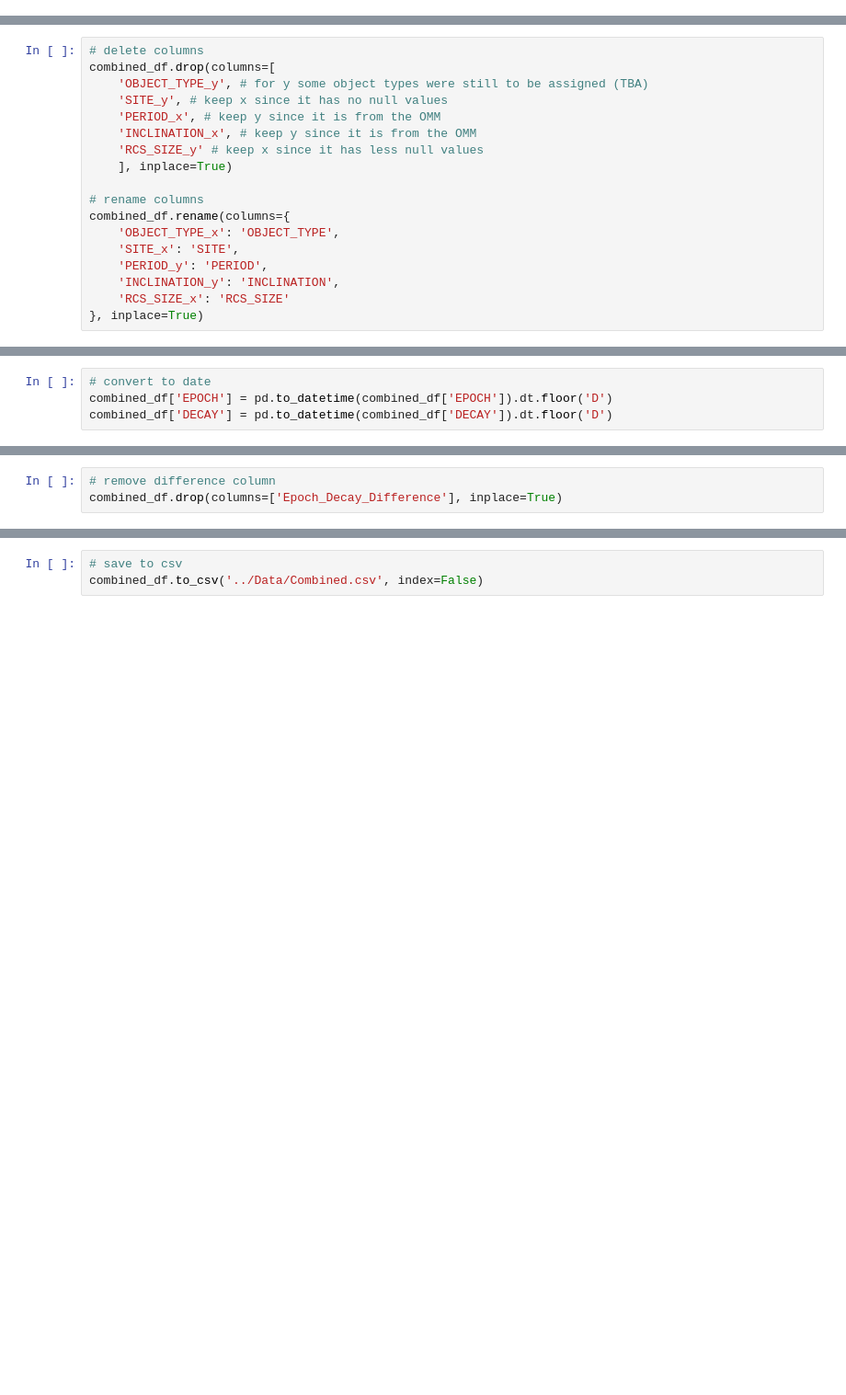
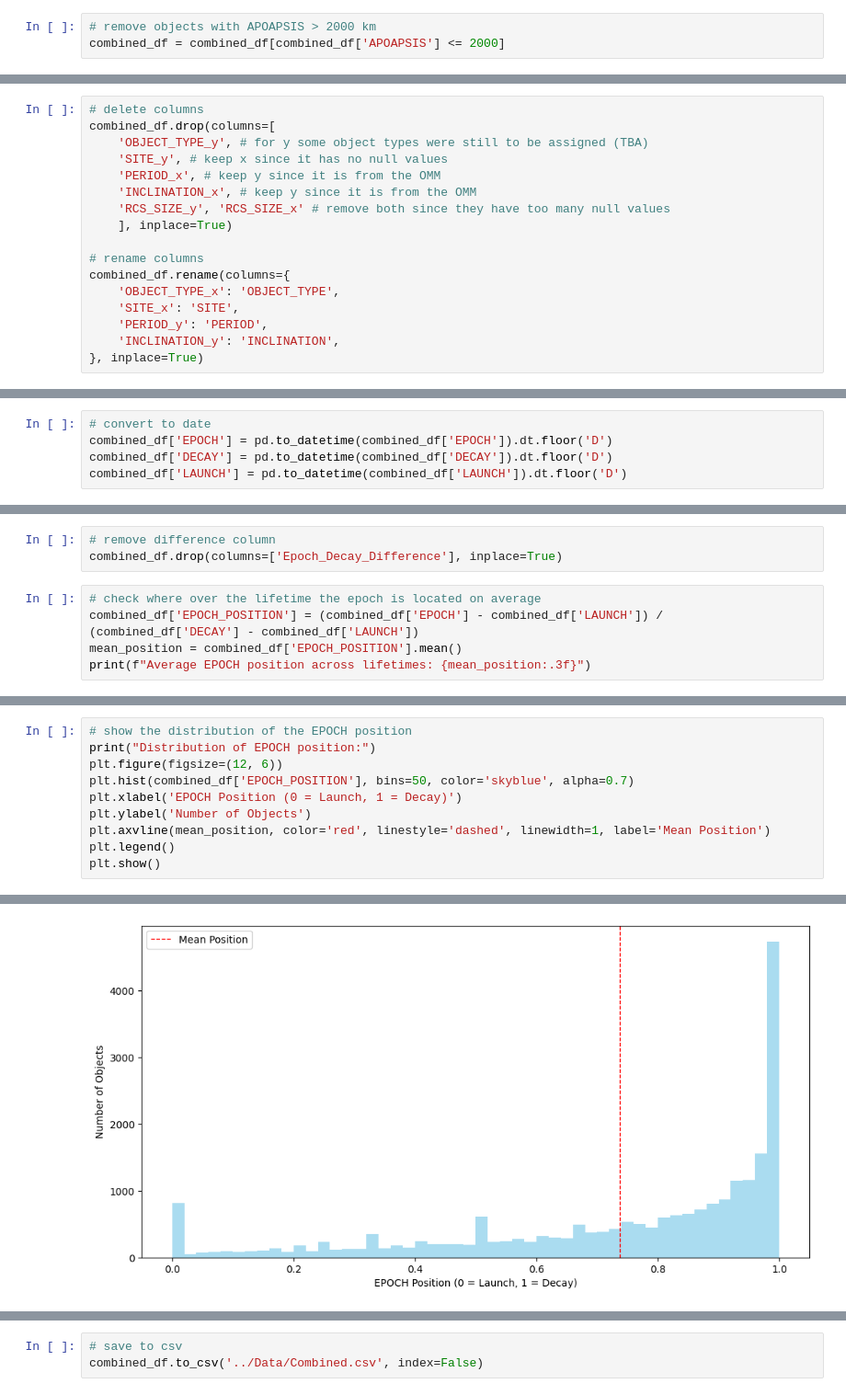
Before and after one commit to brianna404/BA_SpaceDebrisLifetimePrediction, a Jupyter notebook: Code/DataPreparation3_Combine.ipynb, the cells around one changed output, grey strips where cells are left out. Shown at 92% size. Cells and saved outputs as stored; diff of their text form; blank space fills up the shorter version.

```diff
--- a/Code/DataPreparation3_Combine.ipynb
+++ b/Code/DataPreparation3_Combine.ipynb
@@ -185 +210,4 @@ Remaining objects:  24456
+# %%
+# remove objects with APOAPSIS > 2000 km
+combined_df = combined_df[combined_df['APOAPSIS'] <= 2000]
 # %% [markdown]
@@ -256,7 +285,7 @@ combined_df.drop(columns=[
     'SITE_y', # keep x since it has no null values
     'PERIOD_x', # keep y since it is from the OMM
     'INCLINATION_x', # keep y since it is from the OMM
-    'RCS_SIZE_y' # keep x since it has less null values
+    'RCS_SIZE_y', 'RCS_SIZE_x' # remove both since they have too many null values
     ], inplace=True)
 
 # rename columns
@@ -265,7 +294,6 @@ combined_df.rename(columns={
     'SITE_x': 'SITE',
     'PERIOD_y': 'PERIOD',
     'INCLINATION_y': 'INCLINATION',
-    'RCS_SIZE_x': 'RCS_SIZE'
 }, inplace=True)
 # %%
 # check datatypes of launch columns
@@ -377,6 +405,7 @@ combined_df.insert(combined_df.columns.get_loc('LIFETIME'), 'REMAINING_LIFETIME'
 # convert to date
 combined_df['EPOCH'] = pd.to_datetime(combined_df['EPOCH']).dt.floor('D')
 combined_df['DECAY'] = pd.to_datetime(combined_df['DECAY']).dt.floor('D')
+combined_df['LAUNCH'] = pd.to_datetime(combined_df['LAUNCH']).dt.floor('D')
 # %%
 # check difference between Epoch and Decay Date
 combined_df['Epoch_Decay_Difference'] = pd.to_timedelta(combined_df['DECAY'] - combined_df['EPOCH'])
@@ -417,3 +449,8 @@ Number of objects removed: 18
 # %%
 # remove difference column
 combined_df.drop(columns=['Epoch_Decay_Difference'], inplace=True)
+# %%
+# check where over the lifetime the epoch is located on average
+combined_df['EPOCH_POSITION'] = (combined_df['EPOCH'] - combined_df['LAUNCH']) / (combined_df['DECAY'] - combined_df['LAUNCH'])
+mean_position = combined_df['EPOCH_POSITION'].mean()
+print(f"Average EPOCH position across lifetimes: {mean_position:.3f}")
@@ -419,0 +472,11 @@ combined_df.drop(columns=['Epoch_Decay_Difference'], inplace=True)
+# %%
+# show the distribution of the EPOCH position
+print("Distribution of EPOCH position:")
+plt.figure(figsize=(12, 6))
+plt.hist(combined_df['EPOCH_POSITION'], bins=50, color='skyblue', alpha=0.7)
+plt.xlabel('EPOCH Position (0 = Launch, 1 = Decay)')
+plt.ylabel('Number of Objects')
+plt.axvline(mean_position, color='red', linestyle='dashed', linewidth=1, label='Mean Position')
+plt.legend()
+plt.show()
+# %% [output]
@@ -419,0 +484 @@ combined_df.drop(columns=['Epoch_Decay_Difference'], inplace=True)
+[figure, added]
```
Also changed, not shown: parts of 24 cells of this notebook, 31 other files.
